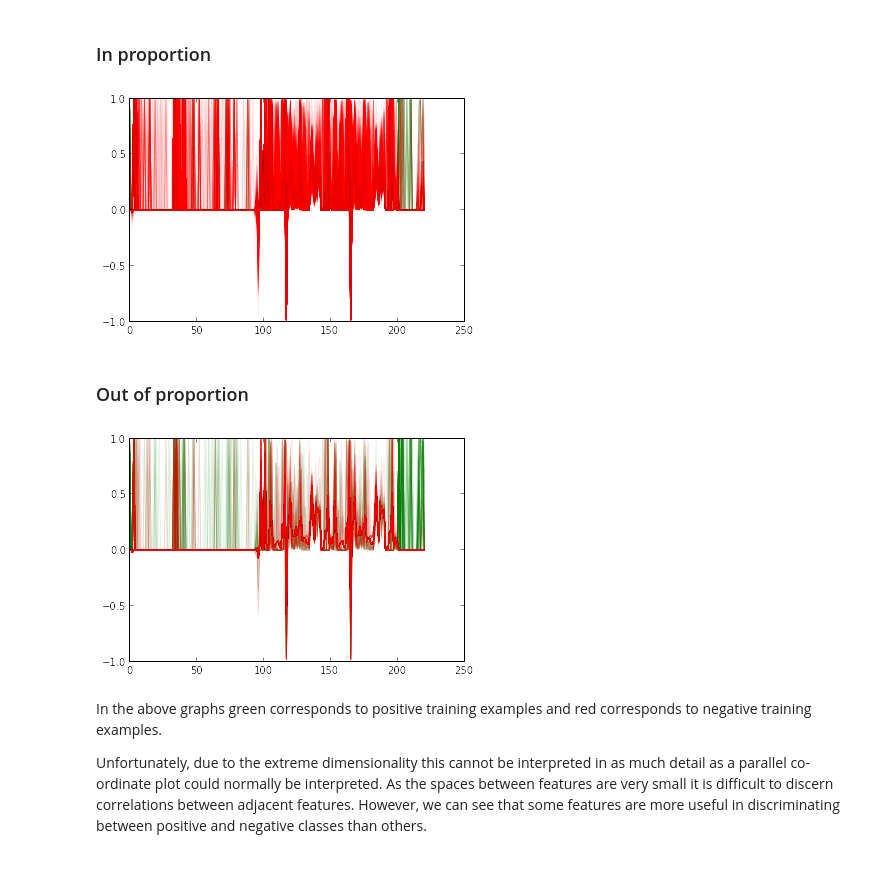
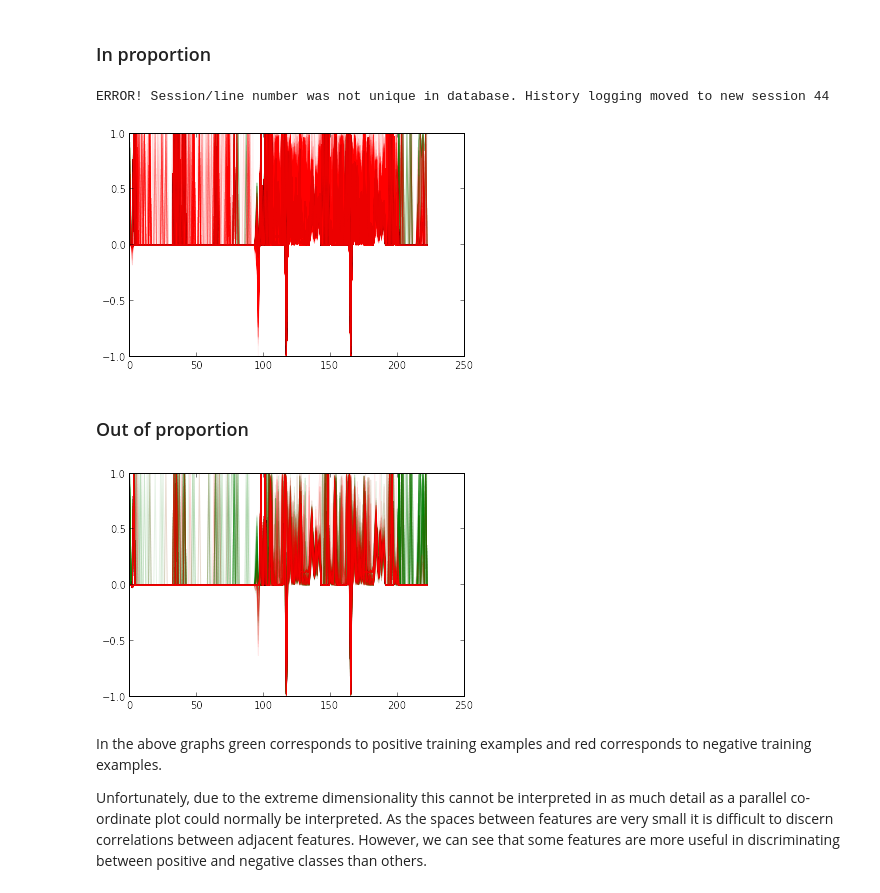
Before and after one commit to gngdb/opencast-bio, a Jupyter notebook: notebooks/Classifier Training.ipynb, the cells around one changed output. Drawn from its saved outputs; the diff is of its cells as text; code cells hidden in the pictures.

```diff
--- a/notebooks/Classifier Training.ipynb
+++ b/notebooks/Classifier Training.ipynb
@@ -114,25 +125,30 @@ First, though we can build a parallel coordinates plot by just normalising and p
 [pcpandas]: http://pandas.pydata.org/pandas-docs/dev/visualization.html#parallel-coordinates
 [tsne]: http://homepage.tudelft.nl/19j49/t-SNE.html
 [pca]: http://en.wikipedia.org/wiki/Principal_component_analysis
+# %%
+Xplot,yplot = X[plottablerows],y[plottablerows]
+import sklearn.utils
+Xplot,yplot = sklearn.utils.shuffle(Xplot,yplot)
 # %%
-oneindexes = where(y>0.5)
-zeroindexes = where(y<0.5)
+oneindexes = where(yplot>0.5)
+zeroindexes = where(yplot<0.5)
 rowindexes = concatenate([oneindexes[0][:10],zeroindexes[0][:6000]])
 # %%
-maxes = amax(abs(X),axis=0) + 1e-14
+maxes = amax(abs(Xplot),axis=0) + 1e-14
 # %% [markdown]
 ### In proportion
 # %%
 for rowi in rowindexes:
     #normalise row values
-    row = X[rowi,:]/(maxes)
+    row = Xplot[rowi,:]/(maxes)
     #then just plot it
-    if y[rowi] > 0.5:
+    if yplot[rowi] > 0.5:
         plot(row,color='green',alpha=0.5)
     else:
         plot(row,color='red',alpha=0.05)
 # %% [output]
+ERROR! Session/line number was not unique in database. History logging moved to new session 44
-[figure, old version]
+[figure, new version]
 # %% [markdown]
 ### Out of proportion
 # %%
@@ -140,14 +156,14 @@ rowindexes = concatenate([oneindexes[0][:100],zeroindexes[0][:100]])
 # %%
 for rowi in rowindexes:
     #normalise row values
-    row = X[rowi,:]/(maxes)
+    row = Xplot[rowi,:]/(maxes)
     #then just plot it
-    if y[rowi] > 0.5:
+    if yplot[rowi] > 0.5:
         plot(row,color='green',alpha=0.1)
     else:
         plot(row,color='red',alpha=0.1)
 # %% [output]
-[figure, old version]
+[figure, new version]
 # %% [markdown]
 In the above graphs green corresponds to positive training examples and red corresponds to negative training examples.
 
```
Also changed, not shown: parts of 61 cells of this notebook.
